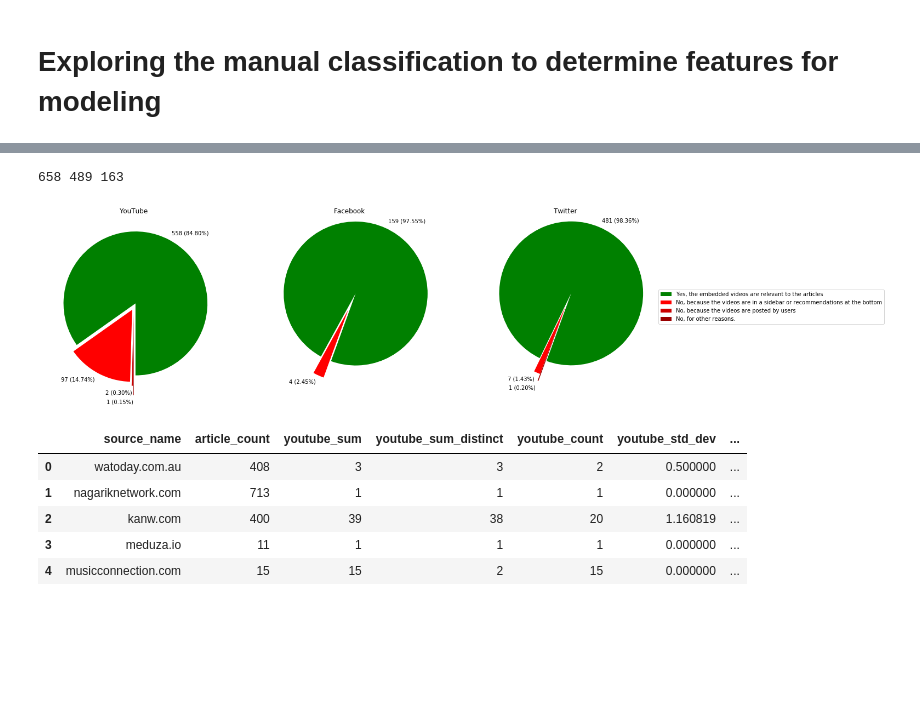
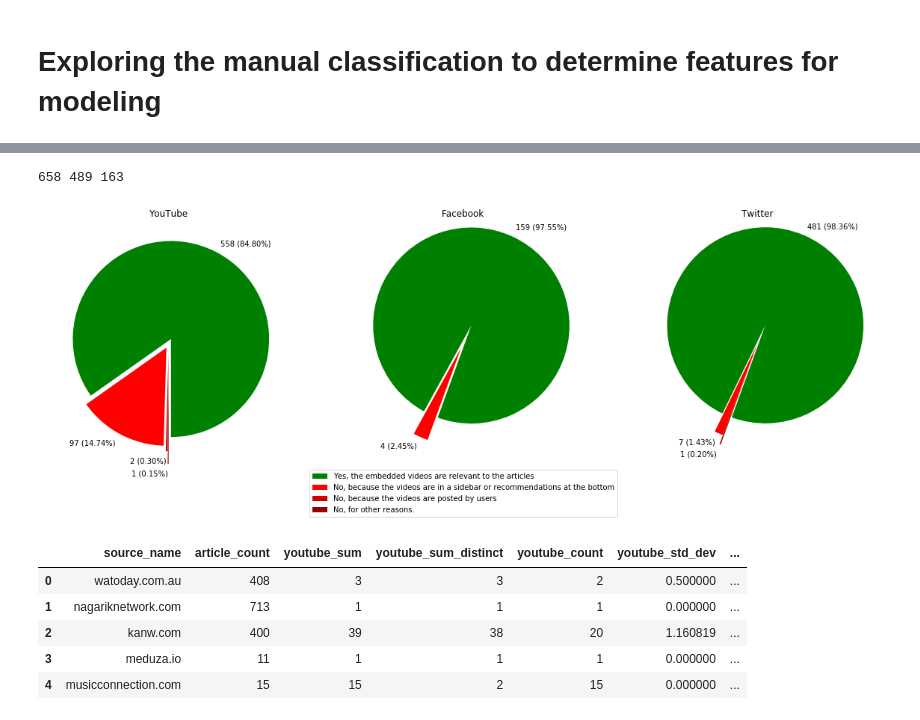
Before and after one commit to ClaasM/GDELTSocialVideo, a Jupyter notebook: notebooks/Source Exploration and Classification.ipynb, the cells around one changed output, grey strips where cells are left out. Saved outputs shown, nothing was run; the diff lists cells and outputs as text; code cells hidden in the pictures; blank space fills up the shorter version.

```diff
--- a/notebooks/SourceExplorationAndClassification.ipynb
+++ b/notebooks/Source Exploration and Classification.ipynb
@@ -33,36 +30,36 @@ labels = ["Yes, the embedded videos are relevant to the articles",
           "No, for other reasons."]
 
 youtube = [558, 97, 2, 1]
 facebook = [159, 4]
 twitter = [481, 7, 1]
 
 print(sum(youtube),sum(twitter), sum(facebook))
 f, axarr = plt.subplots(1,3,figsize=(20,10))
 print()
 
 patches, _ = axarr[0].pie(youtube, colors=['green', '#ff0000', '#cc0000','#990000'],
              startangle=270,
              explode=[0.05,0.05,0.1,0.23],
              labels=["%d (%.2f%%)" % (value, value/sum(youtube)*100) for value in youtube])
 axarr[0].set_title("YouTube")
 
 axarr[1].pie(facebook, colors=['green', '#ff0000'],
              startangle=250,
              explode=[0.2,0.05],
              labels=["%d (%.2f%%)" % (value, value/sum(facebook)*100) for value in facebook])
 axarr[1].set_title("Facebook")
+lgd = axarr[1].legend(patches, labels, bbox_to_anchor=(0.5,0),loc="upper center")
 
 axarr[2].pie(twitter, colors=['green', '#ff0000','#990000'],
              startangle=250,
              explode=[0.2,0, 0.1],
              labels=["%d (%.2f%%)" % (value, value/sum(twitter)*100) for value in twitter])
 
 axarr[2].set_title("Twitter")
-axarr[2].legend(patches, labels, bbox_to_anchor=(1,0.5),loc="center left")
-plt.savefig(os.environ['FIGURES_PATH'] + "labelpies.pdf", format="pdf")
+plt.savefig(os.environ['FIGURES_PATH'] + "labelpies.pdf", format="pdf", bbox_extra_artists=(lgd,), bbox_inches='tight')
 # %% [output]
 658 489 163
-[figure, old version]
+[figure, new version]
 # %%
 # Load the dataset from the database
 conn = psycopg2.connect(database="gdelt_social_video", user="postgres")
```
Also changed, not shown: parts of 2 cells of this notebook, 10 other files.
